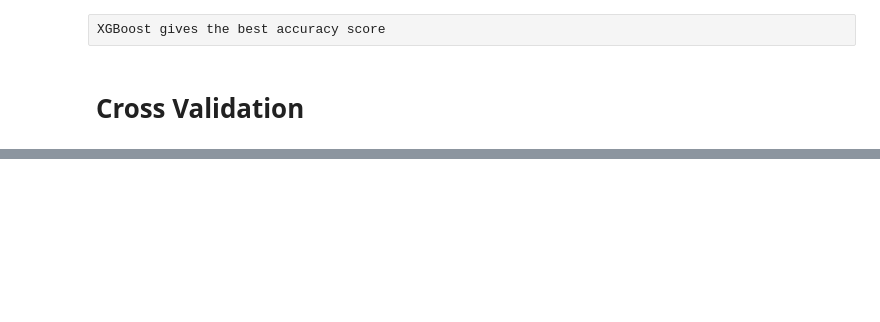
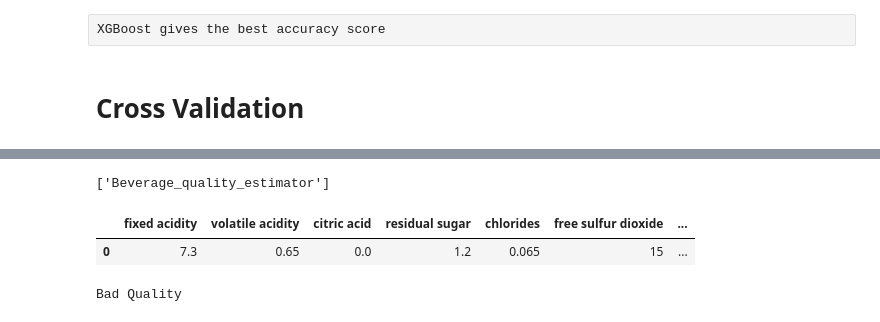
Before and after one commit to gmayuri1904/Beverage-quality-estimator, a Jupyter notebook: WineQuality.ipynb, the cells around one changed output, grey strips where cells are left out. Saved outputs shown, nothing was run; the diff lists cells and outputs as text; code cells hidden in the pictures; blank space fills up the shorter version.

```diff
--- a/WineQuality.ipynb
+++ b/WineQuality.ipynb
@@ -509,0 +474,4 @@ comp
+# %%
+joblib.dump(model4,"Beverage_quality_estimator")
+# %% [output]
+['Beverage_quality_estimator']
@@ -509,0 +480,17 @@ comp
+# %%
+test_data=pd.DataFrame({'fixed acidity':7.3,
+ 'volatile acidity':0.65,
+ 'citric acid':0.00,
+ 'residual sugar':1.2,
+ 'chlorides':0.065,
+ 'free sulfur dioxide':15,
+ 'total sulfur dioxide':21,
+ 'density':0.99,
+ 'pH':3.39,
+ 'sulphates':0.47,
+ 'alcohol':10,},index=[0])
+# %%
+test_data
+# %% [output]
+|  | fixed acidity | volatile acidity | citric acid | residual sugar | chlorides | free sulfur dioxide | ... |
+| 0 | 7.3 | 0.65 | 0.0 | 1.2 | 0.065 | 15 | ... |
@@ -509,0 +501,7 @@ comp
+# %%
+if p[0]==1:
+    print("Good Quality")
+else:
+    print("Bad Quality")
+# %% [output]
+Bad Quality
```
Also changed, not shown: parts of 23 cells of this notebook.
